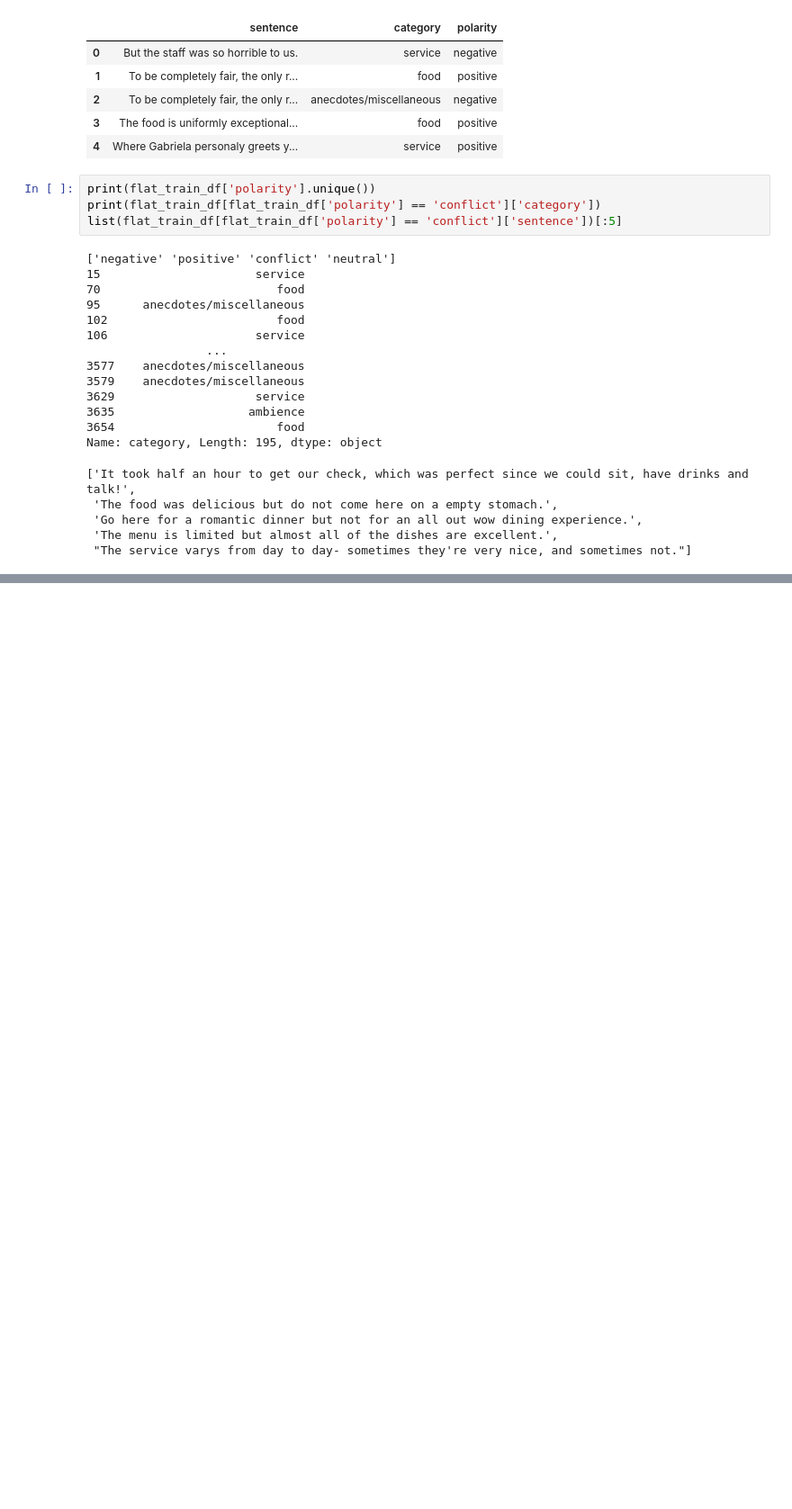
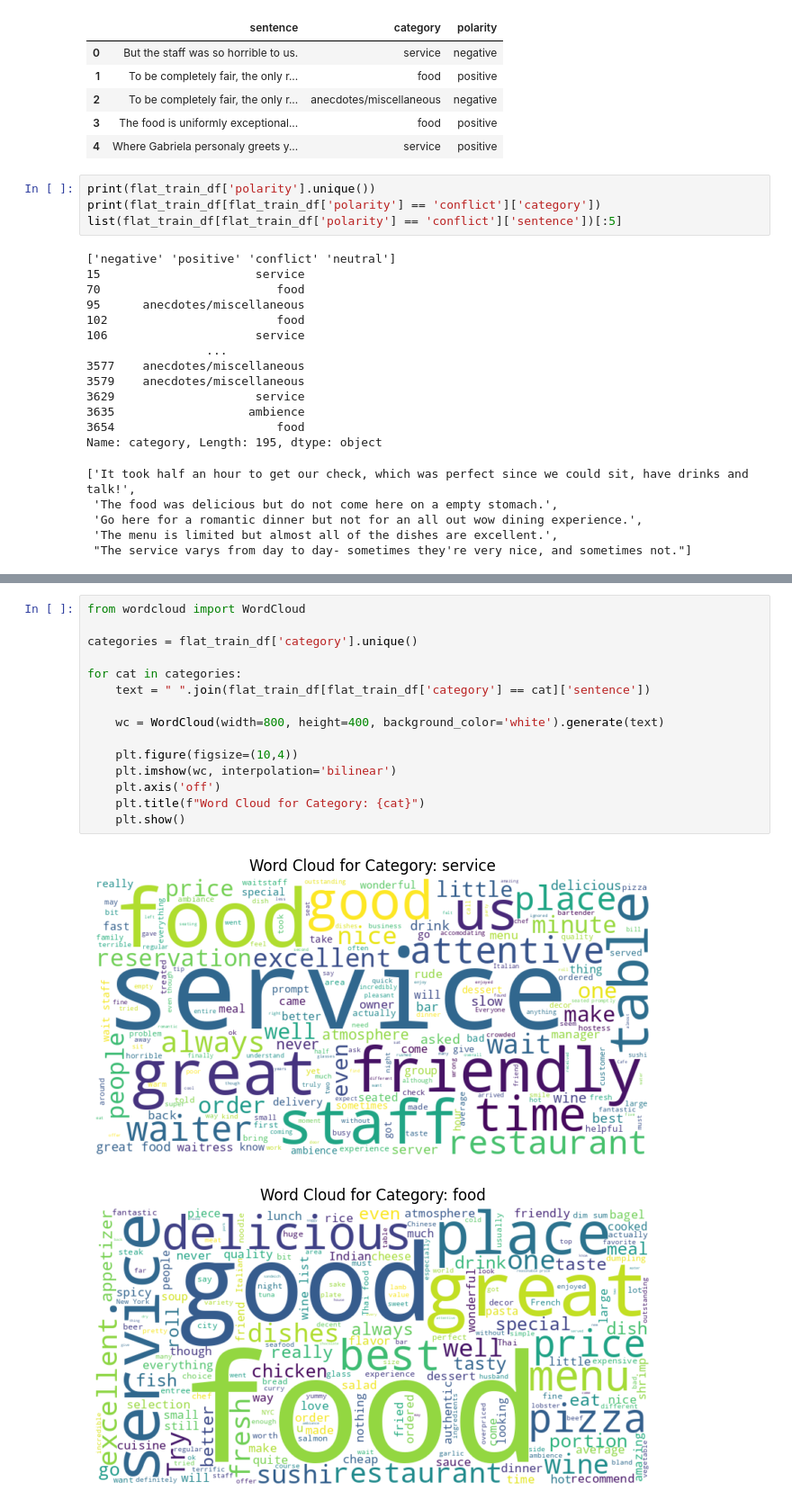
Before and after one commit to Amirmn24/ML_Project_G33, a Jupyter notebook: notebooks/ABSA_ML_G33.ipynb, the cells around one changed output, grey strips where cells are left out. Shown at 90% size. Cells and saved outputs as stored; diff of their text form; blank space fills up the shorter version.

```diff
--- a/notebooks/ABSA_ML_G33.ipynb
+++ b/notebooks/ABSA_ML_G33.ipynb
@@ -142,0 +215,18 @@ Name: category, Length: 195, dtype: object
+# %%
+from wordcloud import WordCloud
+
+categories = flat_train_df['category'].unique()
+
+for cat in categories:
+    text = " ".join(flat_train_df[flat_train_df['category'] == cat]['sentence'])
+
+    wc = WordCloud(width=800, height=400, background_color='white').generate(text)
+
+    plt.figure(figsize=(10,4))
+    plt.imshow(wc, interpolation='bilinear')
+    plt.axis('off')
+    plt.title(f"Word Cloud for Category: {cat}")
+    plt.show()
+# %% [output]
+[figure, added]
+[figure, added]
```
Also changed, not shown: parts of 9 cells of this notebook.
